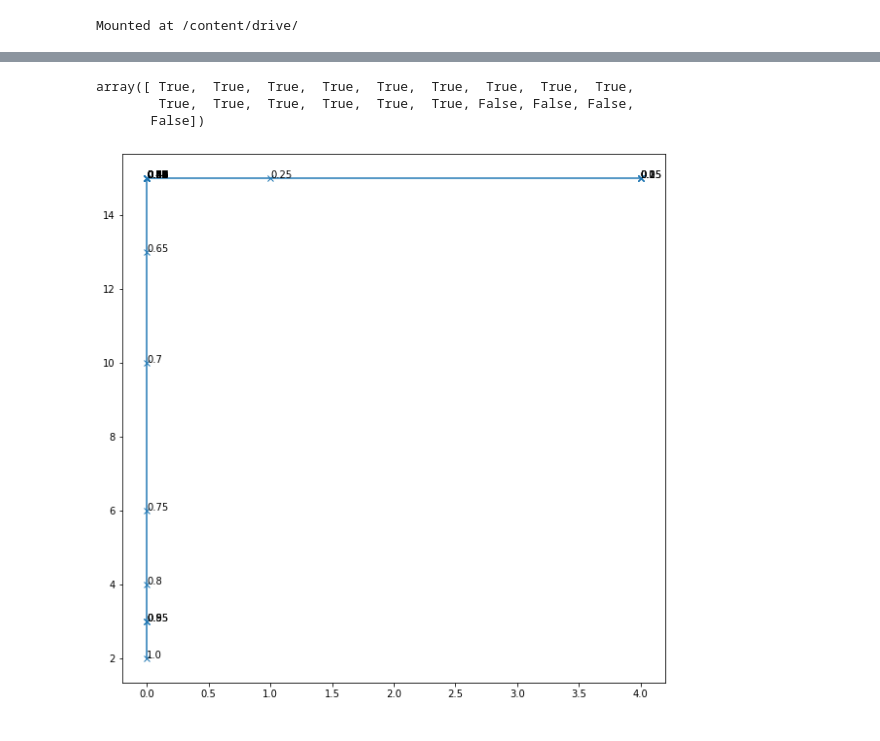
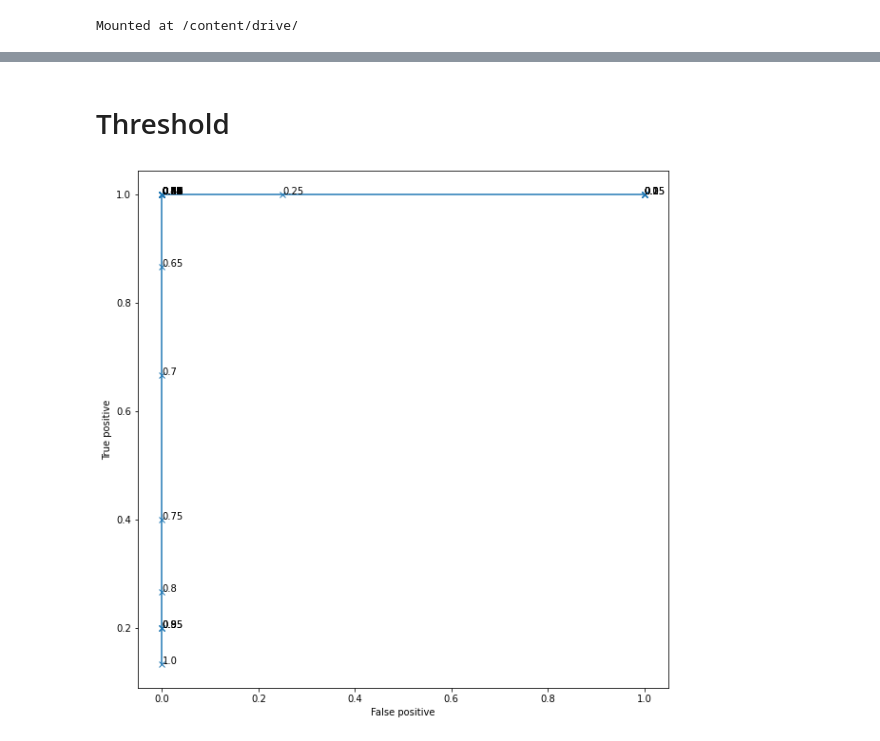
Before and after one commit to nima3333/AURA, a Jupyter notebook: aura_experiments.ipynb, the cells around one changed output, grey strips where cells are left out. Saved outputs shown, nothing was run; the diff lists cells and outputs as text; code cells hidden in the pictures.

```diff
--- a/aura_experiments.ipynb
+++ b/aura_experiments.ipynb
@@ -244,9 +249,5 @@ for i in range(len(files)):
-# %%
-np.array(count) > 5000
-# %% [output]
-array([ True,  True,  True,  True,  True,  True,  True,  True,  True,
-        True,  True,  True,  True,  True,  True, False, False, False,
-       False])
+# %% [markdown]
+# Threshold
 # %%
 thresholds = list(set([5*i/100 for i in range(21)] + [i/100 for i in range(25, 60)]))
 thresholds.sort()
@@ -261,6 +262,10 @@ def threshold(array, limit):
 y = []
 fp = []
 tp = []
+fn = []
+tn = []
+
+CUSTOM_ENVELOPE = True
 
 for thresh in thresholds:
   files = [f"/content/drive/My Drive/experiments_AURA/audio_{i:03d}.wav" for i in range(2, 21)]
@@ -280,33 +285,48 @@ for thresh in thresholds:
 
     time = [i/frequency for i in range(samples)]
     audio_normalised = audio_as_np_float32 / max_int16
-    audio_normalised = audio_normalised / max(audio_normalised)
+    #audio_normalised = audio_normalised / max(audio_normalised)
+
     a = autocorrellation(audio_normalised)
-
     a = a[len(a)//2:]
     a = a / a[0]
 
-    low_enveloppe, high_enveloppe = hl_envelopes_idx(a)
-    low_enveloppe = interp1d(np.array(time)[low_enveloppe], a[low_enveloppe], kind="cubic", fill_value="extrapolate")
-    high_enveloppe = interp1d(np.array(time)[high_enveloppe], a[high_enveloppe], kind="cubic", fill_value="extrapolate")
+    if CUSTOM_ENVELOPE:
+      low_enveloppe, high_enveloppe = hl_envelopes_idx(a)
+      low_enveloppe = interp1d(np.array(time)[low_enveloppe], a[low_enveloppe], kind="cubic", fill_value="extrapolate")
+      high_enveloppe = interp1d(np.array(time)[high_enveloppe], a[high_enveloppe], kind="cubic", fill_value="extrapolate")
+      b = threshold((high_enveloppe(time)-low_enveloppe(time))[1000:], thresh)
+    else:
+      analytic_signal = hilbert(a)
+      amplitude_envelope = np.abs(analytic_signal)
+      #plt.plot(np.array(time[:len(a)]), amplitude_envelope, color="orange")
+      b = threshold(amplitude_envelope[1000:], thresh)
 
-    b = threshold((high_enveloppe(time)-low_enveloppe(time))[1000:], thresh)
     count = np.count_nonzero(b)
     prediction.append(count > 5000)
-
   tn_v, fp_v, fn_v, tp_v = confusion_matrix(truth, np.array(prediction)).ravel()
   fp.append(fp_v)
   tp.append(tp_v)
+  fn.append(fn_v)
+  tn.append(tn_v)
   """c = np.array(prediction) == truth
   y.append(np.count_nonzero(c)/len(c))"""
 # %%
 plt.rcParams["figure.figsize"] = (10,10)
 
-z=np.array(fp)
-y=np.array(tp)
-plt.plot(z, y, marker="x")
+fp=np.array(fp)
+tp=np.array(tp)
+fn=np.array(fn)
+tn=np.array(tn)
+
+tpr = tp / (tp+fn)
+fpr = fp / (tn+fp)
+
+plt.plot(fpr, tpr, marker="x")
 for i, txt in enumerate(thresholds):
-    plt.annotate(txt, (z[i], y[i]))
+    plt.annotate(txt, (fpr[i], tpr[i]))
+plt.ylabel('True positive')
+plt.xlabel('False positive')
 plt.show()
 # %% [output]
-[figure, old version]
+[figure, new version]
```
Also changed, not shown: parts of 37 cells of this notebook, 35 other files.
